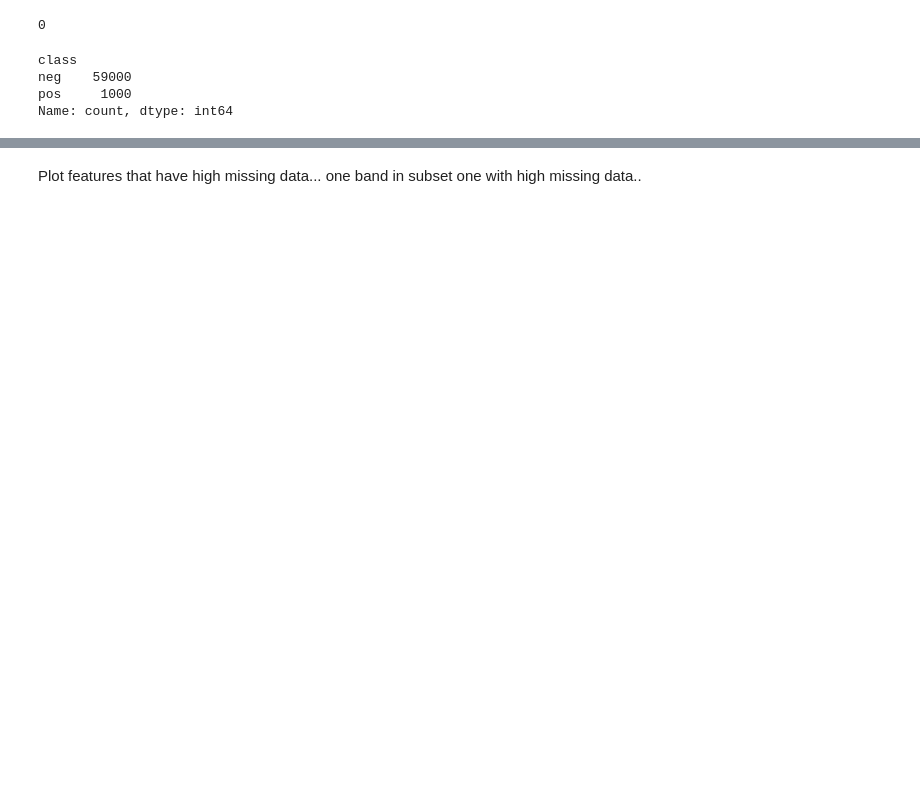
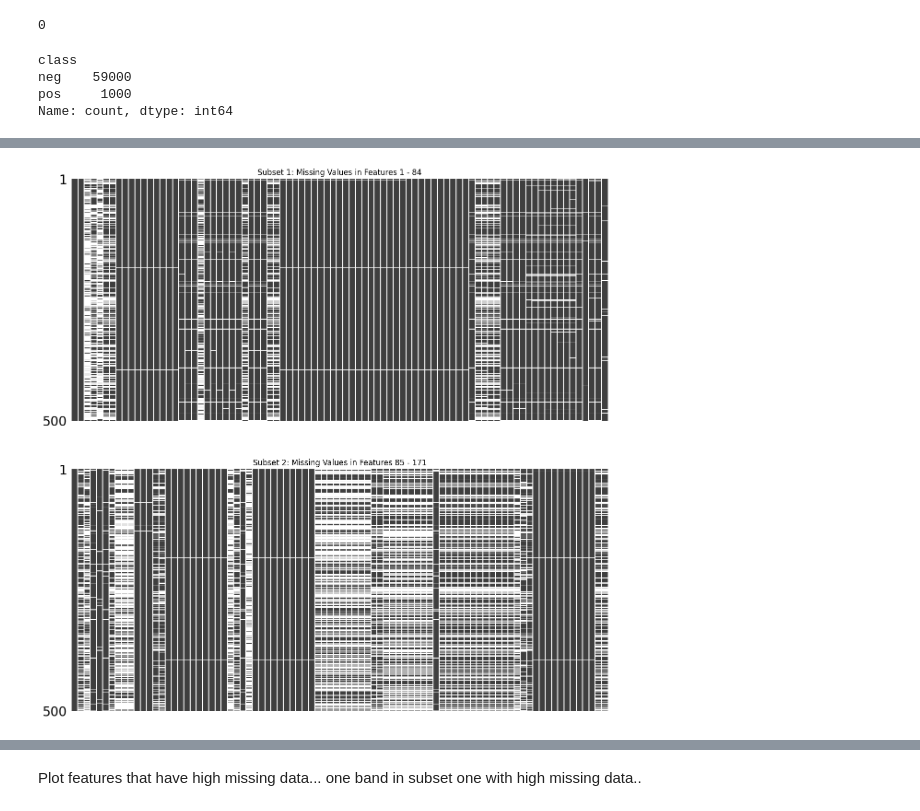
Before and after one commit to Lughaidh-w/DataPrep_ca1, a Jupyter notebook: CA1.ipynb, the cells around one changed output, grey strips where cells are left out. Saved outputs shown, nothing was run; the diff lists cells and outputs as text; code cells hidden in the pictures; blank space fills up the shorter version.

Commit message:
missing values per target variable

```diff
--- a/CA1.ipynb
+++ b/CA1.ipynb
@@ -178,0 +187,6 @@ Name: count, dtype: int64
+# %%
+df1 = df[df["class"]=="pos"]
+# Add title to these graphs
+missing_values_vis(df1, 500)
+# %% [output]
+[figure, added]
```
Also changed, not shown: parts of 15 cells of this notebook.
